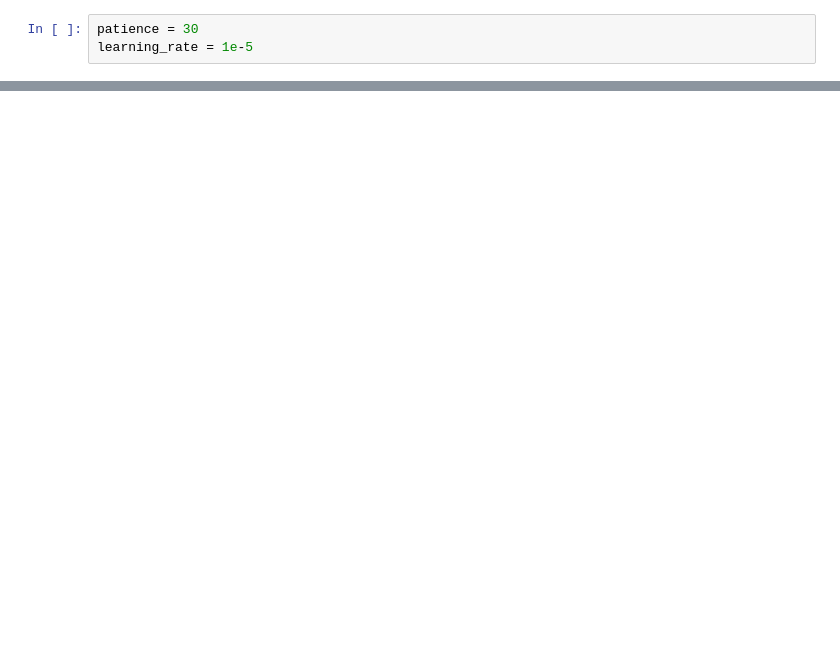
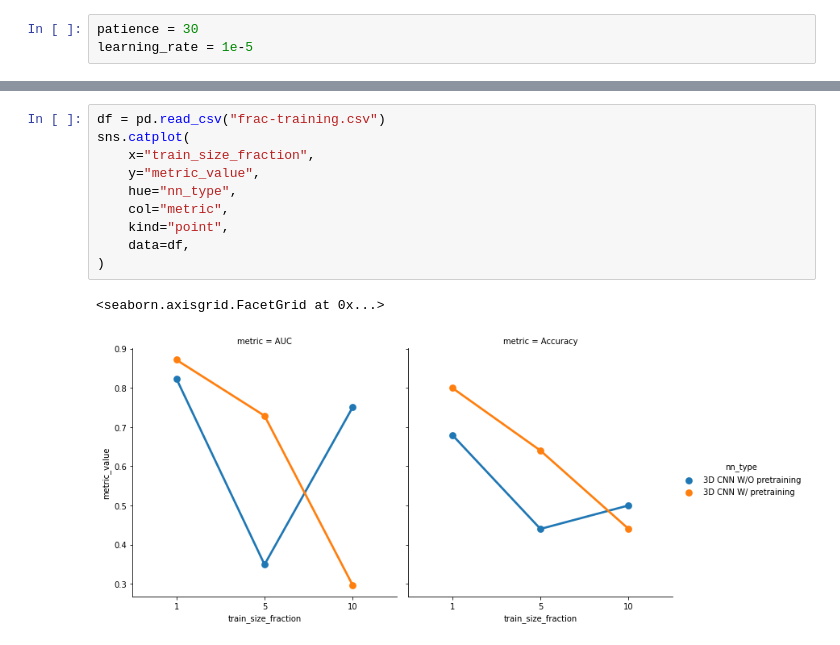
Before and after one commit to ceccoemi/ct-scan-ml, a Jupyter notebook: autoencoder.ipynb, the cells around one changed output, grey strips where cells are left out. Drawn from its saved outputs; the diff is of its cells as text; blank space fills up the shorter version.

```diff
--- a/autoencoder.ipynb
+++ b/autoencoder.ipynb
@@ -162,0 +469,13 @@ plot_slice(decoder_out[0, :], index=z_index, ax=ax[2])
+# %%
+df = pd.read_csv("frac-training.csv")
+sns.catplot(
+    x="train_size_fraction",
+    y="metric_value",
+    hue="nn_type",
+    col="metric",
+    kind="point",
+    data=df,
+)
+# %% [output]
+<seaborn.axisgrid.FacetGrid at 0x...>
+[figure, added]
```
Also changed, not shown: parts of 23 cells of this notebook, 6 other files.
